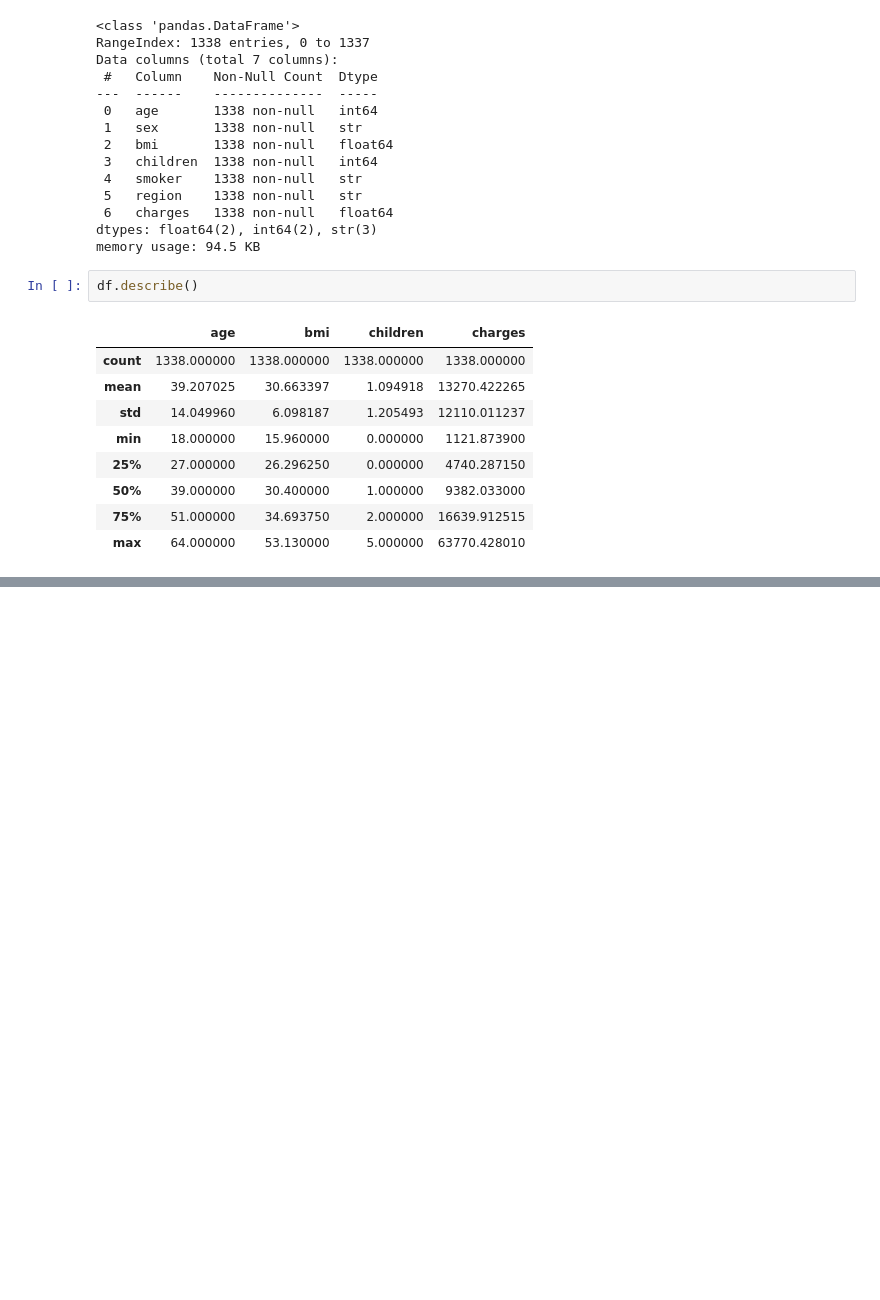
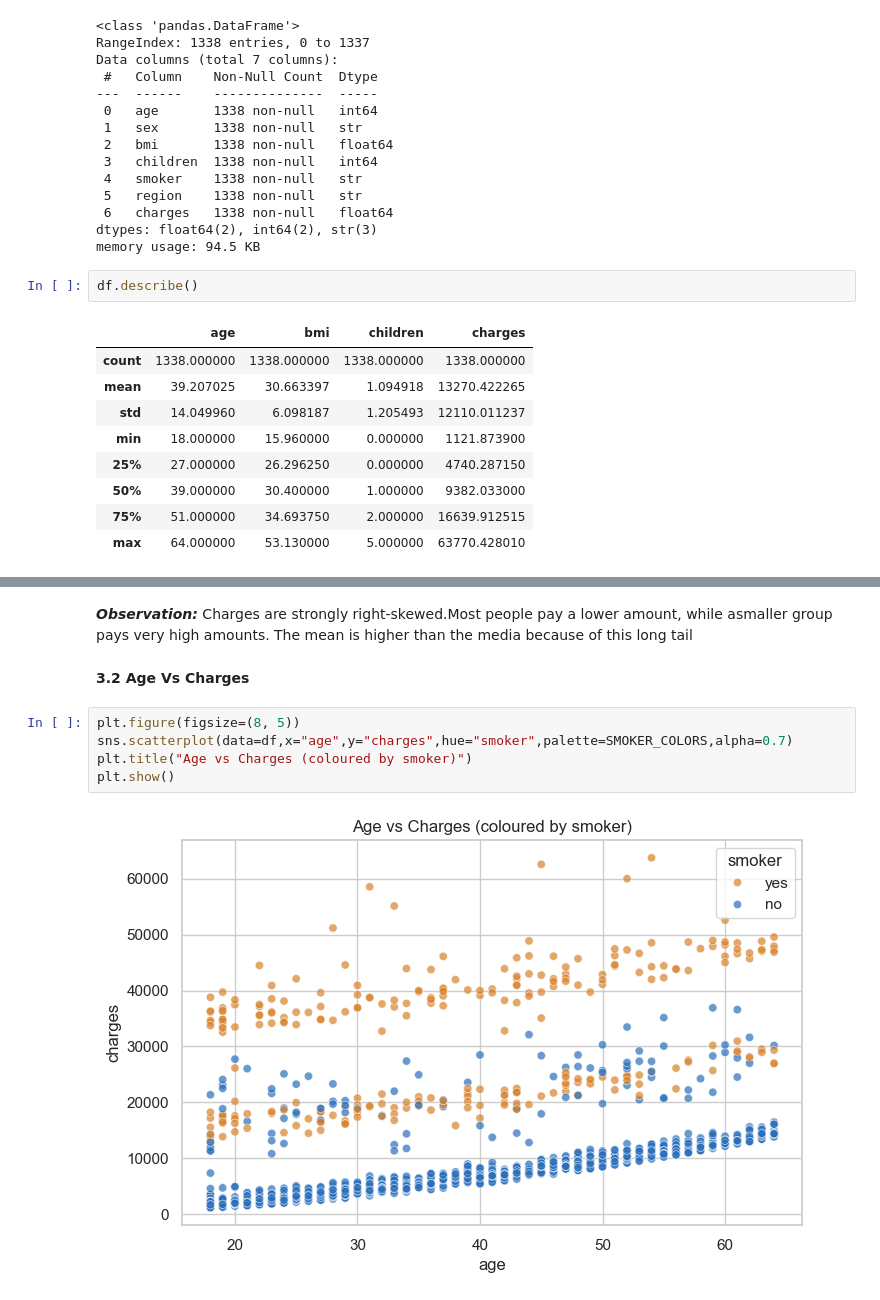
Before and after one commit to prince63aj/Medical_Insurance_Cost_Prediction, a Jupyter notebook: Analysis.ipynb, the cells around one changed output, grey strips where cells are left out. Saved outputs shown, nothing was run; the diff lists cells and outputs as text; blank space fills up the shorter version.

```diff
--- a/Analysis.ipynb
+++ b/Analysis.ipynb
@@ -73,0 +98,11 @@ df.describe()
+# %% [markdown]
+***Observation:*** Charges are strongly right-skewed.Most people pay a lower amount, while asmaller group pays very high amounts. The mean is higher than the media because of this long tail
+# %% [markdown]
+**3.2 Age Vs Charges**
+# %%
+plt.figure(figsize=(8, 5))
+sns.scatterplot(data=df,x="age",y="charges",hue="smoker",palette=SMOKER_COLORS,alpha=0.7)
+plt.title("Age vs Charges (coloured by smoker)")
+plt.show()
+# %% [output]
+[figure, added]
```
Also changed, not shown: parts of 2 cells of this notebook.
